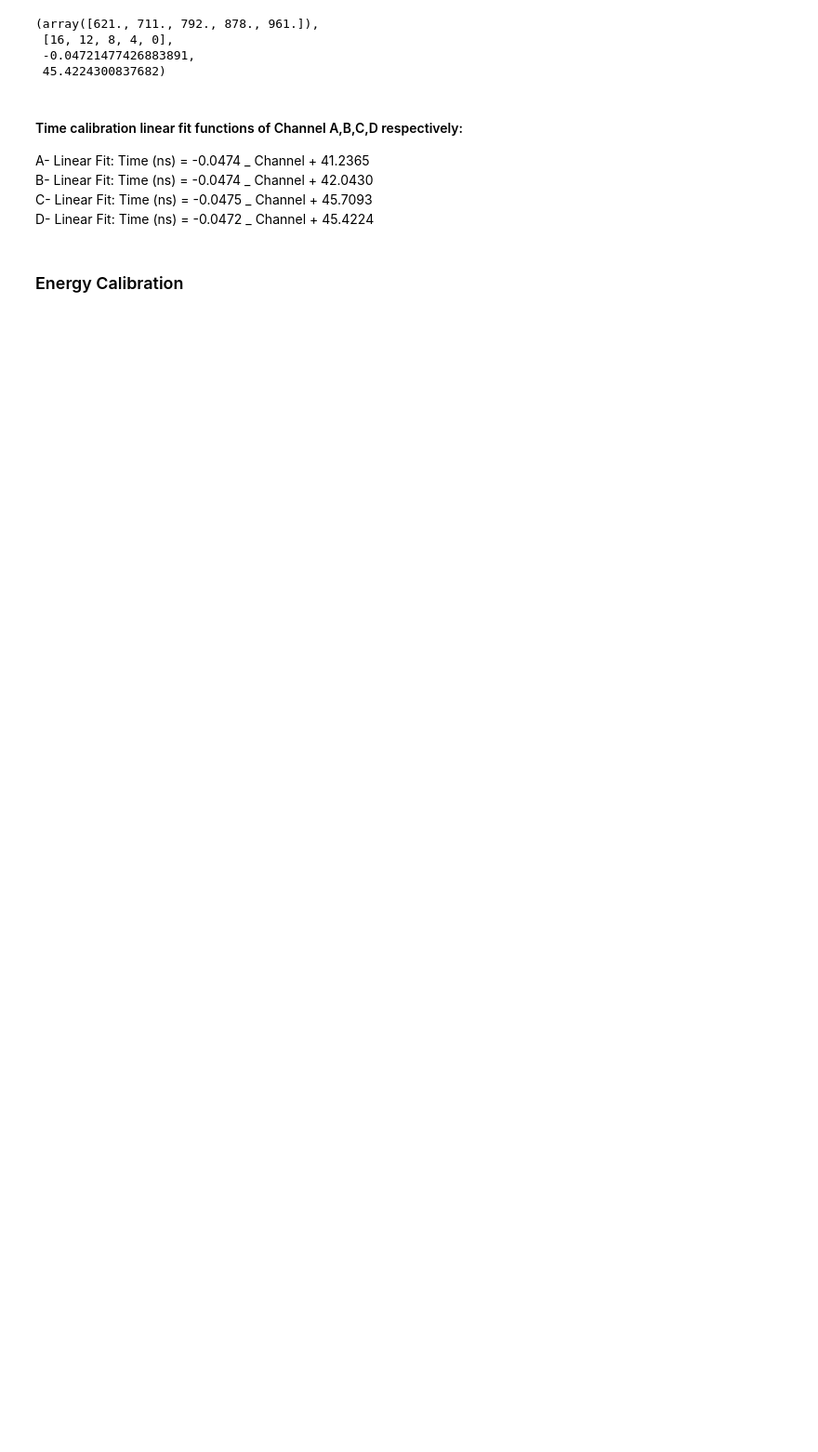
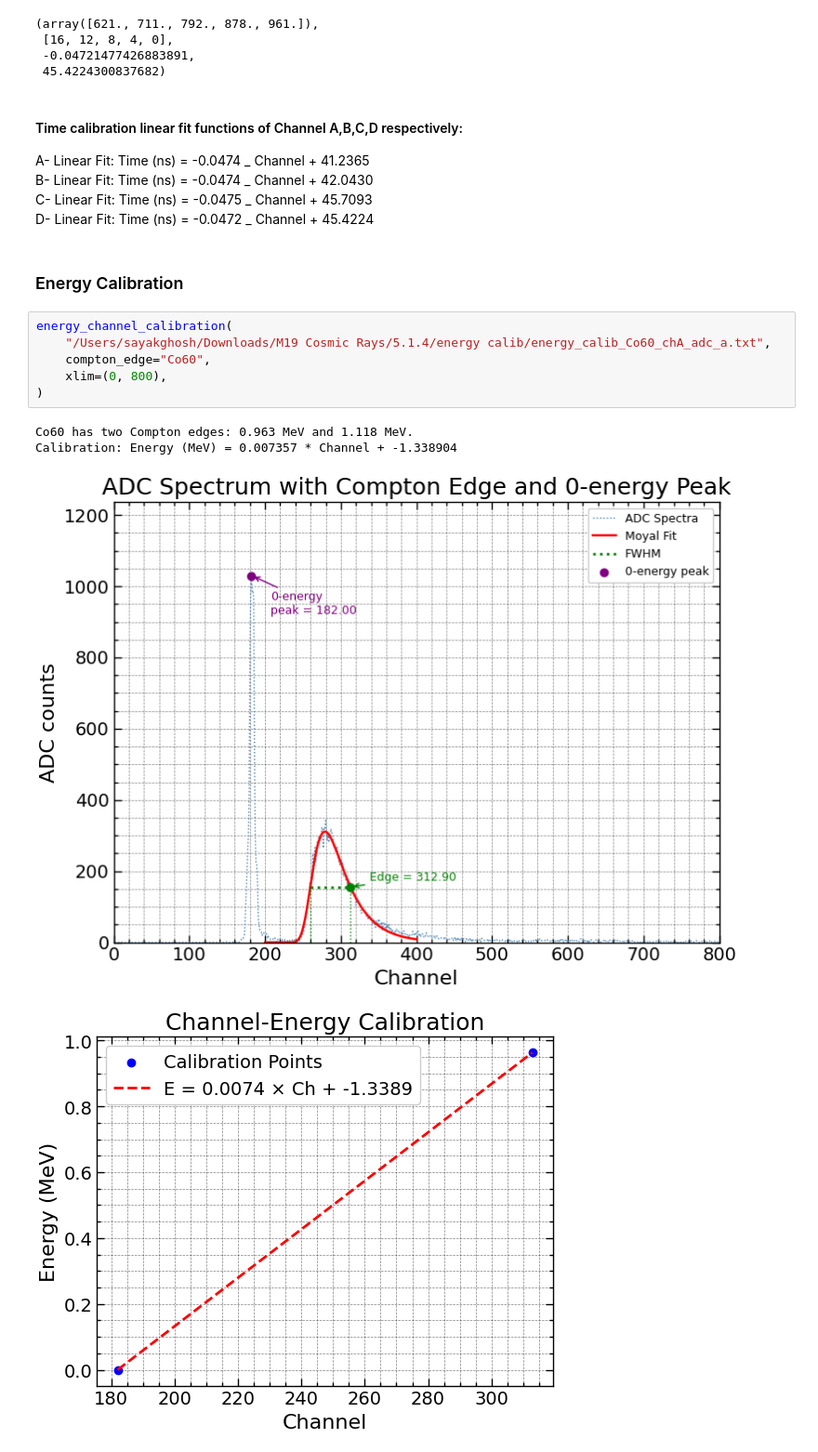
Before and after one commit to c0smic-65/M19-spectra-analysis, a Jupyter notebook: test.ipynb, the cells around one changed output. Shown at 93% size. Saved outputs shown, nothing was run; the diff lists cells and outputs as text; blank space fills up the shorter version.

```diff
--- a/test.ipynb
+++ b/test.ipynb
@@ -515,3 +734,14 @@ C- Linear Fit: Time (ns) = -0.0475 _ Channel + 45.7093
 D- Linear Fit: Time (ns) = -0.0472 _ Channel + 45.4224
 # %% [markdown]
 ### Energy Calibration
+# %%
+energy_channel_calibration(
+    "/Users/sayakghosh/Downloads/M19 Cosmic Rays/5.1.4/energy calib/energy_calib_Co60_chA_adc_a.txt",
+    compton_edge="Co60",
+    xlim=(0, 800),
+)
+# %% [output]
+Co60 has two Compton edges: 0.963 MeV and 1.118 MeV.
+Calibration: Energy (MeV) = 0.007357 * Channel + -1.338904
+[figure, added]
+[figure, added]
```
Also changed, not shown: parts of 10 cells of this notebook.
